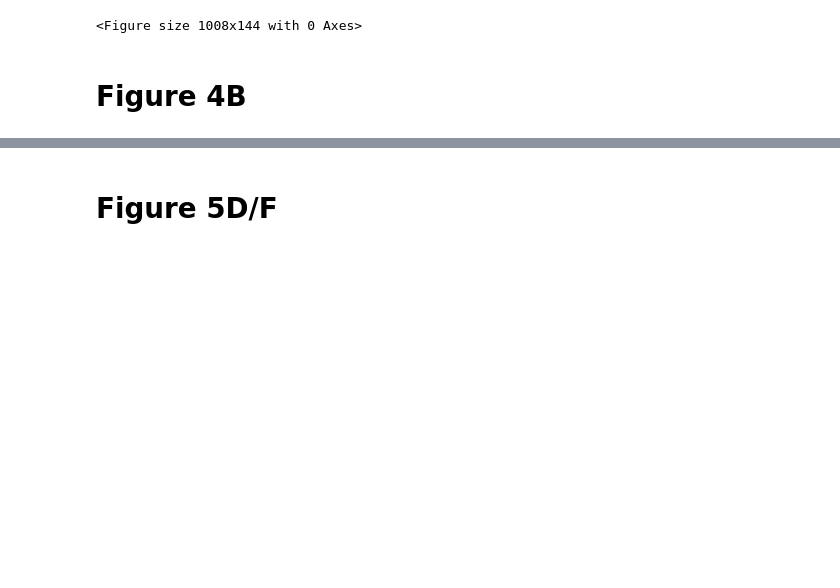
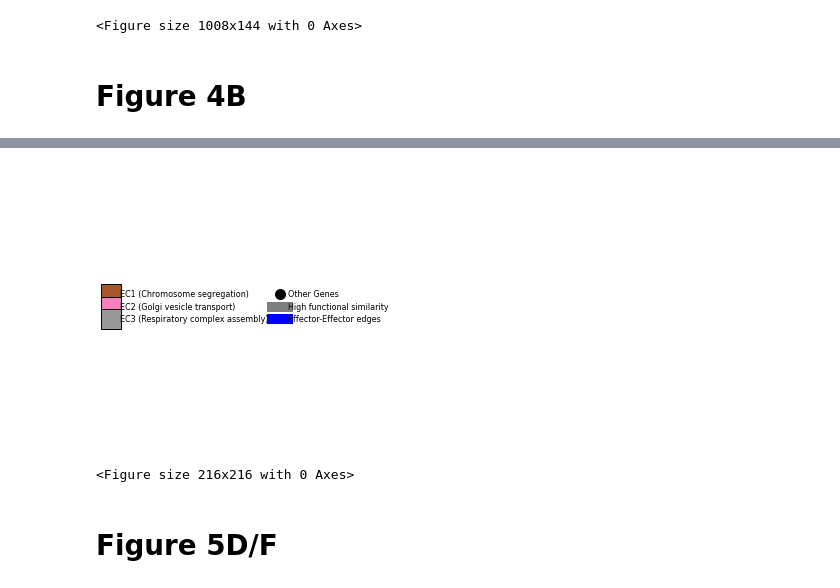
Before and after one commit to oacar/enm_package, a Jupyter notebook: notebooks/01-Fig1bcd_3c_4b_5df-052421.ipynb, the cells around one changed output, grey strips where cells are left out. Drawn from its saved outputs; the diff is of its cells as text; code cells hidden in the pictures; blank space fills up the shorter version.

```diff
--- a/notebooks/01-Fig1bcd_3c_4b_5df-052421.ipynb
+++ b/notebooks/01-Fig1bcd_3c_4b_5df-052421.ipynb
@@ -506,3 +517,25 @@ plt.savefig(f'{figure_folder}/fig4b.png',bbox_inches='tight',dpi=150)
+# %%
+
+fig = plt.figure()
+figlegend = plt.figure(figsize=(3,3))
+ax = fig.add_subplot(111)
+#lines = ax.plot(range(10), plt.randn(10), range(10), plt.randn(10))
+ax.axis('off')
+lgd = ax.legend(handles=legend_elements,
+                handletextpad=0.1,
+                labelspacing=0.4,
+                borderpad=0,
+                columnspacing=0.4,
+                fontsize=8,
+                ncol=2,
+                frameon=False,
+                loc = 'center',
+                bbox_to_anchor=(0., 0., 1, 1))
+# if snakemake.params['save']:
+fig.savefig(f'{figure_folder}/fig4b_legend.pdf', dpi=300, pad_inches=0)#, bbox_inches='tight')
+# %% [output]
+[figure, added]
+<Figure size 216x216 with 0 Axes>
 # %% [markdown]
 # Figure 5D/F
 # %%
```
Also changed, not shown: parts of 10 cells of this notebook, 4 other files.
